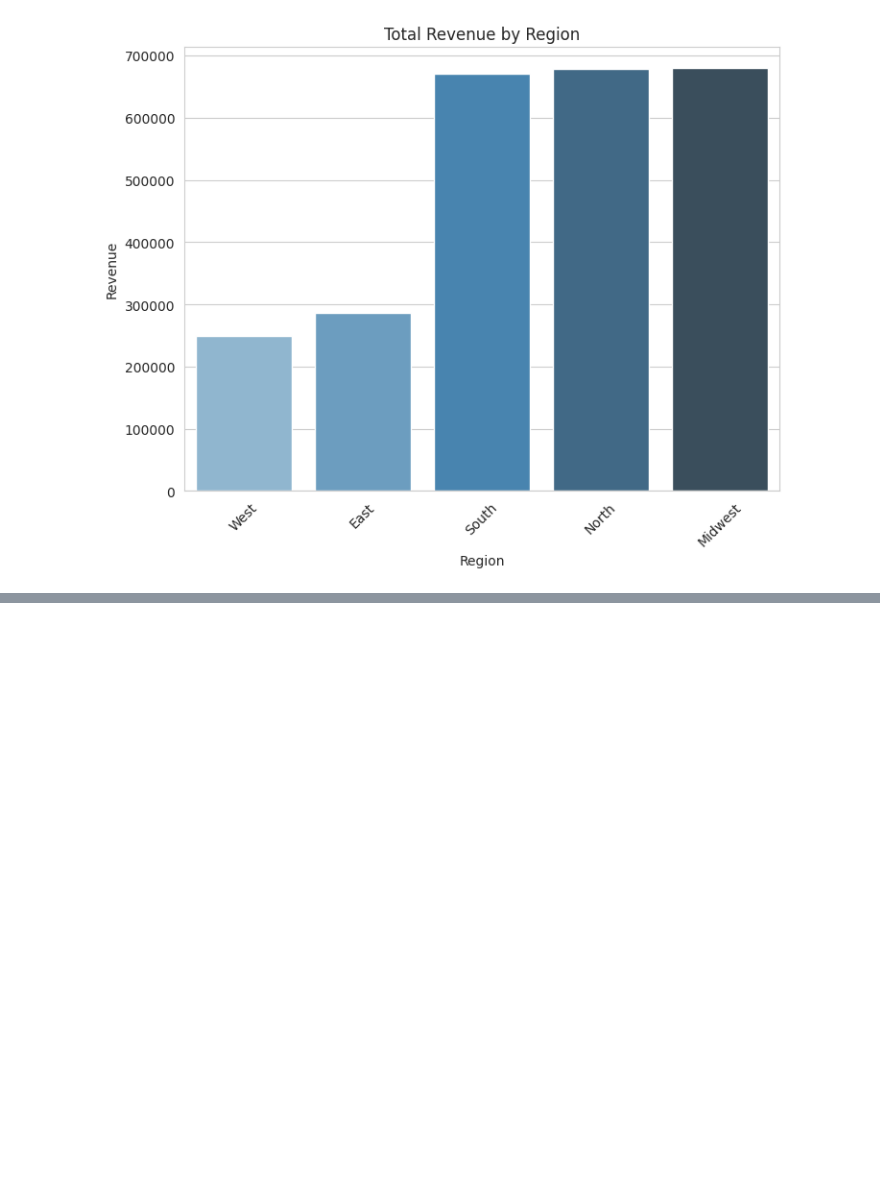
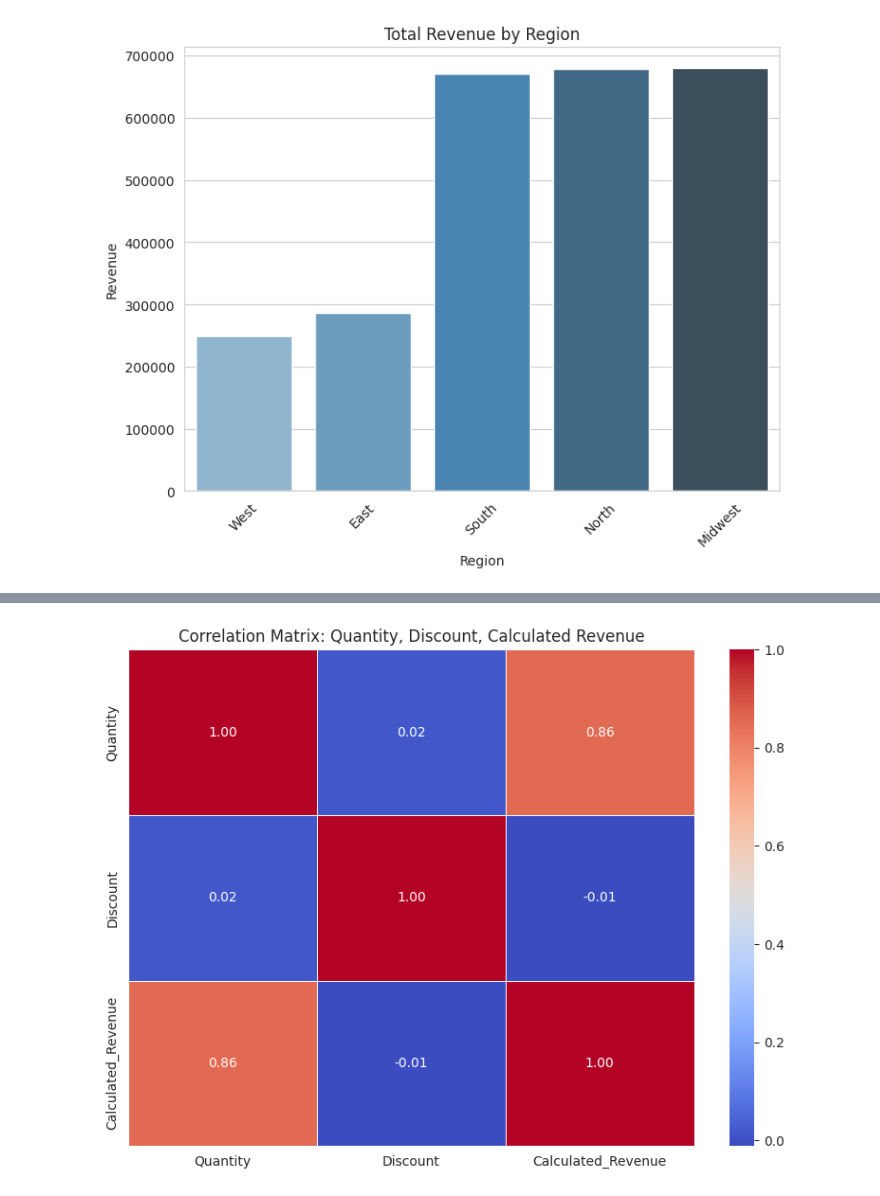
Before and after one commit to YoussefMostafaMohammed/DataAnalyticProject, a Jupyter notebook: notebooks/ecommerce_analysis.ipynb, the cells around one changed output, grey strips where cells are left out. Saved outputs shown, nothing was run; the diff lists cells and outputs as text; code cells hidden in the pictures; blank space fills up the shorter version.

```diff
--- a/notebooks/ecommerce_analysis.ipynb
+++ b/notebooks/ecommerce_analysis.ipynb
@@ -386,0 +411,20 @@ plt.show()
+# %%
+corr_matrix = full_data[
+    ['Quantity', 'Discount', 'Calculated_Revenue']
+].corr()
+
+plt.figure(figsize=(8, 6))
+
+sns.heatmap(
+    corr_matrix,
+    annot=True,
+    fmt=".2f",
+    cmap='coolwarm',
+    linewidths=0.5
+)
+
+plt.title('Correlation Matrix: Quantity, Discount, Calculated Revenue')
+plt.tight_layout()
+plt.show()
+# %% [output]
+[figure, added]
```
Also changed, not shown: parts of 6 cells of this notebook, 3 other files.
